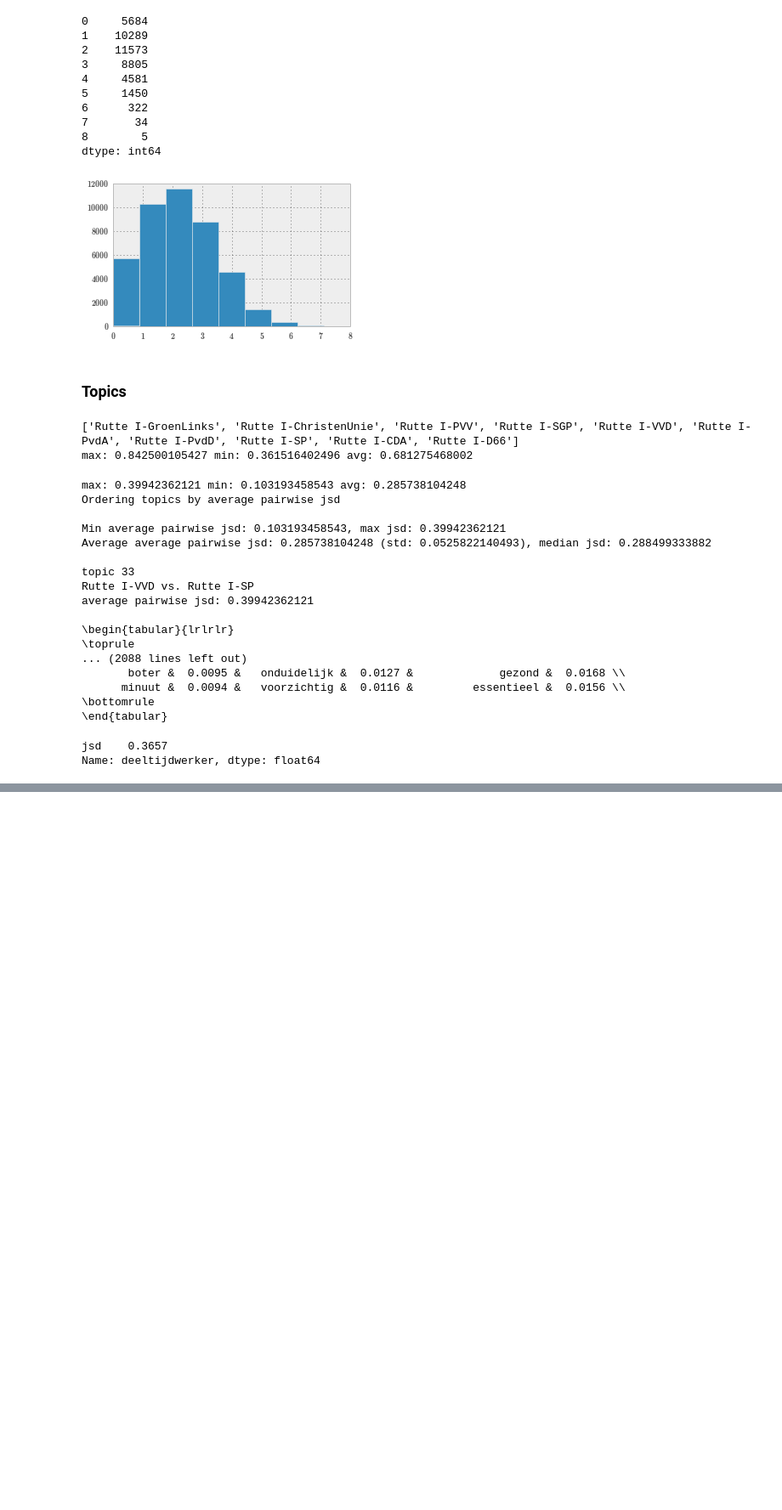
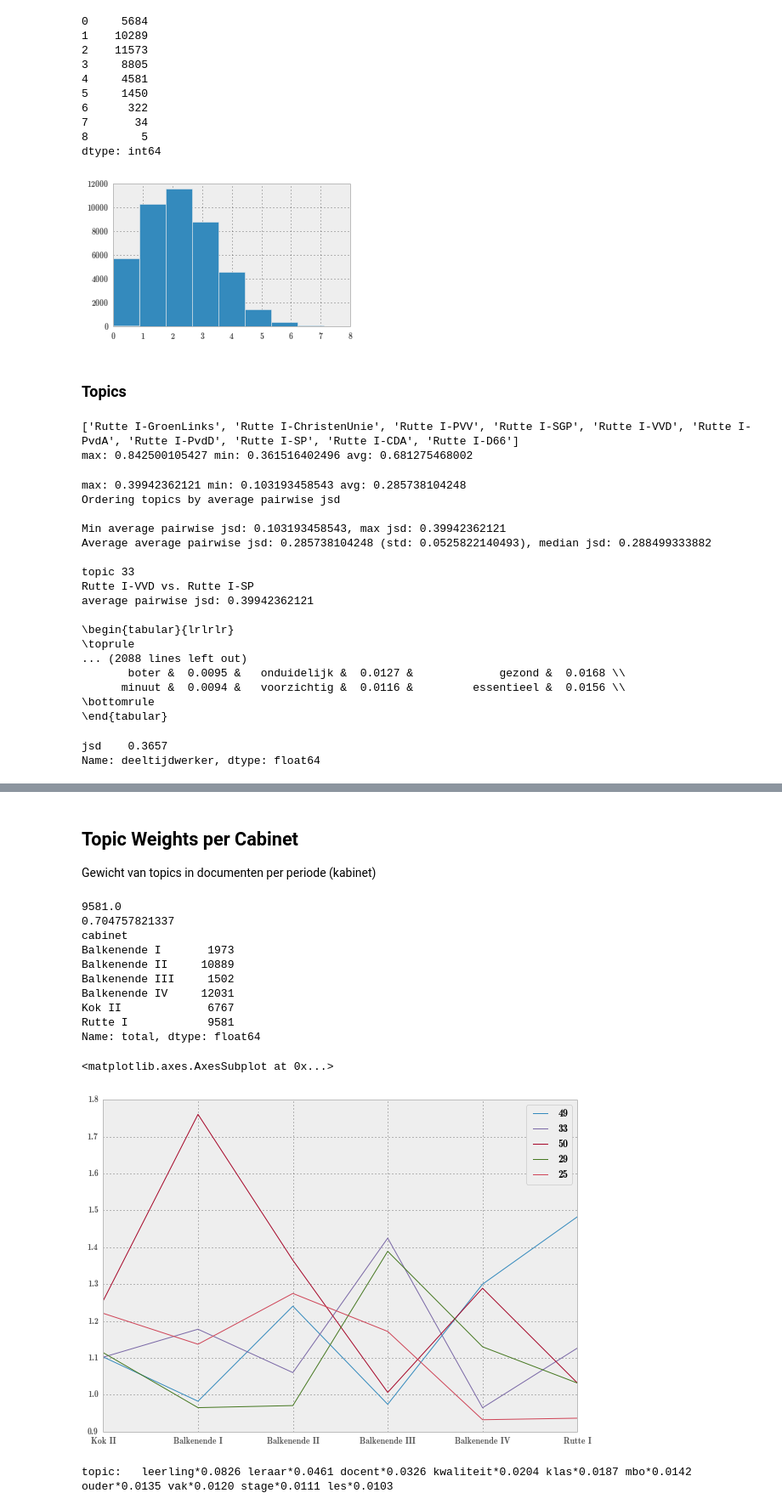
Before and after one commit to jvdzwaan/dilipad, a Jupyter notebook: results/all_years-adj-cabinets_selected-parties.ipynb, the cells around one changed output, grey strips where cells are left out. Shown at 85% size. Saved outputs shown, nothing was run; the diff lists cells and outputs as text; code cells hidden in the pictures; blank space fills up the shorter version.

Commit message:
Add results for topic weights per period

```diff
--- a/results/all_years-adj-cabinets_selected-parties.ipynb
+++ b/results/all_years-adj-cabinets_selected-parties.ipynb
@@ -287,0 +288,50 @@ basisbeurs                &  0.8252 \\
+# %% [markdown]
+## Topic Weights per Cabinet
+
+Gewicht van topics in documenten per periode (kabinet)
+# %%
+cabinets = ['Kok II-', 'Balkenende I-', 'Balkenende II-', 'Balkenende III-', 'Balkenende IV-', 'Rutte I-']
+cabinets_order = ['Kok II', 'Balkenende I', 'Balkenende II', 'Balkenende III', 'Balkenende IV', 'Rutte I']
+
+def get_cabinet(row):
+    for c in cabinets:
+        if row.name.startswith(c):
+            return c.replace('-', '')
+    return 'unknown'
+
+theta['cabinet'] = theta.apply(get_cabinet, axis=1)
+
+#theta['cabinet']
+
+topic_sums = theta.groupby('cabinet').aggregate(sum)
+topic_sums.loc[:, 'total'] = topic_sums.sum(axis=1)
+for t in range(100):
+    topic_sums[str(t)] = topic_sums.apply(lambda row: row[str(t)]/row['total']*100, axis=1)
+
+print max(topic_sums.loc['Rutte I'])
+print min(topic_sums.loc['Rutte I'])
+print topic_sums['total']
+topic_sums = topic_sums.reindex(cabinets_order)
+
+#[str(t) for t in range(100)]
+topic_sums[['49', '33', '50', '29', '25']].plot(kind='line')
+# %% [output]
+9581.0
+0.704757821337
+cabinet
+Balkenende I       1973
+Balkenende II     10889
+Balkenende III     1502
+Balkenende IV     12031
+Kok II             6767
+Rutte I            9581
+Name: total, dtype: float64
+<matplotlib.axes.AxesSubplot at 0x...>
+[figure, added]
+# %%
+from cptm.utils.topics import get_top_topic_words, topic_str
+
+df = get_top_topic_words(phi_topic_t, phis_opinion_t, 49)
+print topic_str(df, single_line=True, weights=True, opinions=False)
+# %% [output]
+topic:   leerling*0.0826 leraar*0.0461 docent*0.0326 kwaliteit*0.0204 klas*0.0187 mbo*0.0142 ouder*0.0135 vak*0.0120 stage*0.0111 les*0.0103
```
Also changed, not shown: parts of 5 cells of this notebook.
